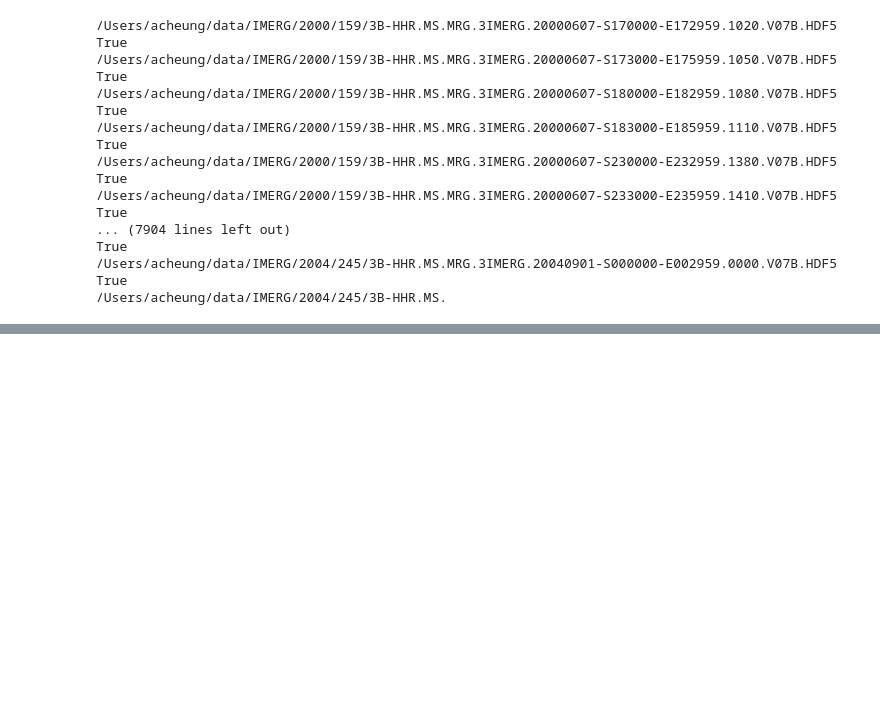
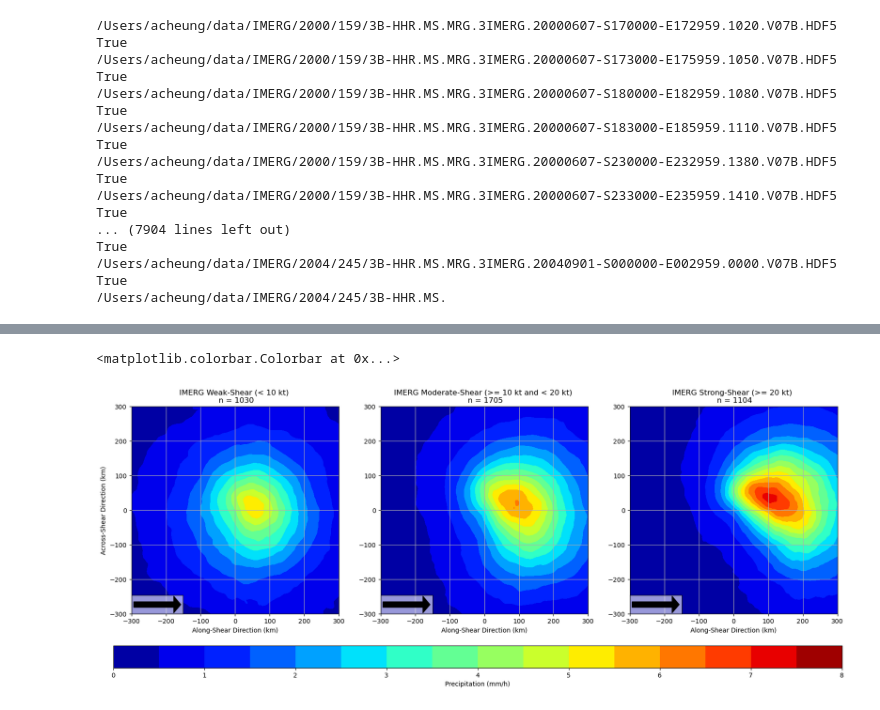
Before and after one commit to a98alvin/TC_RI_P1, a Jupyter notebook: scripts/obs/IMERG Composites (NATL).ipynb, the cells around one changed output, grey strips where cells are left out. Saved outputs shown, nothing was run; the diff lists cells and outputs as text; code cells hidden in the pictures; blank space fills up the shorter version.

```diff
--- a/scripts/obs/IMERG Composites (NATL).ipynb
+++ b/scripts/obs/IMERG Composites (NATL).ipynb
@@ -357,42 +383,45 @@ ax2 = fig.add_subplot(gs[0, 1],adjustable='box', aspect=1)
 ax3 = fig.add_subplot(gs[0, 2],adjustable='box', aspect=1)
 
 small_shear_cf = ax.contourf(imerg_cases['x'], imerg_cases['y'],weak_storm_and_weak_shear_imerg.mean('case'),
-                              levels=np.arange(0,7.1,0.5),cmap='jet')
+                              levels=np.arange(0,8.1,0.5),cmap='jet')
 ax.grid()
 ax.set_title('IMERG Weak-Shear (< 10 kt) \n n = ' + str(len(weak_storm_and_weak_shear_imerg)))
 ax.set_xlabel('Along-Shear Direction (km)')
 ax.set_ylabel('Across-Shear Direction (km)')
 
 axins = inset_axes(ax, width="25%", height="9%", loc=3, borderpad=0)
 axins.tick_params(labelleft=False, labelbottom=False,left = False,bottom = False)
 axins.patch.set_alpha(0.6)
 q = axins.arrow(0,0,0.05,0,color='black',head_length = 0.009)
 
 moderate_shear_cf = ax2.contourf(imerg_cases['x'], imerg_cases['y'],weak_storm_and_moderate_shear_imerg.mean('case'),
-                              levels=np.arange(0,7.1,0.5),cmap='jet')
+                              levels=np.arange(0,8.1,0.5),cmap='jet')
 ax2.grid()
 ax2.set_title('IMERG Moderate-Shear (>= 10 kt and < 20 kt) \n n = ' + str(len(weak_storm_and_moderate_shear_imerg)))
 ax2.set_xlabel('Along-Shear Direction (km)')
 
 axins2 = inset_axes(ax2, width="25%", height="9%", loc=3, borderpad=0)
 axins2.tick_params(labelleft=False, labelbottom=False,left = False,bottom = False)
 axins2.patch.set_alpha(0.6)
 q2 = axins2.arrow(0,0,0.05,0,color='black',head_length = 0.009)
 
 strong_shear_cf = ax3.contourf(imerg_cases['x'], imerg_cases['y'],weak_storm_and_strong_shear_imerg.mean('case'),
-                              levels=np.arange(0,7.1,0.5),cmap='jet')
+                              levels=np.arange(0,8.1,0.5),cmap='jet')
 ax3.grid()
 ax3.set_title('IMERG Strong-Shear (>= 20 kt) \n n = ' + str(len(weak_storm_and_strong_shear_imerg)))
 ax3.set_xlabel('Along-Shear Direction (km)')
 
 axins3 = inset_axes(ax3, width="25%", height="9%", loc=3, borderpad=0)
 axins3.tick_params(labelleft=False, labelbottom=False,left = False,bottom = False)
 axins3.patch.set_alpha(0.6)
 q3 = axins3.arrow(0,0,0.05,0,color='black',head_length = 0.009)
 
 cax = plt.axes([0.105, 0, 0.8, 0.07])
 # MAKE SURE COLOR LEVELS OF ALL PLOTS ARE SET EQUALLY!!!
 plt.colorbar(strong_shear_cf,cax=cax,label='Precipitation (mm/h)',orientation='horizontal')
+# %% [output]
+<matplotlib.colorbar.Colorbar at 0x...>
+[figure, added]
 # %%
 current_env_info = pd.DataFrame(filtered_with_boo_multi_index.loc[multiple_conditions_index_finder([weak_storm_indices,
                                                        strong_shear_indices])].mean().round(2)).transpose()
```
Also changed, not shown: parts of 9 cells of this notebook, 4 other files.
